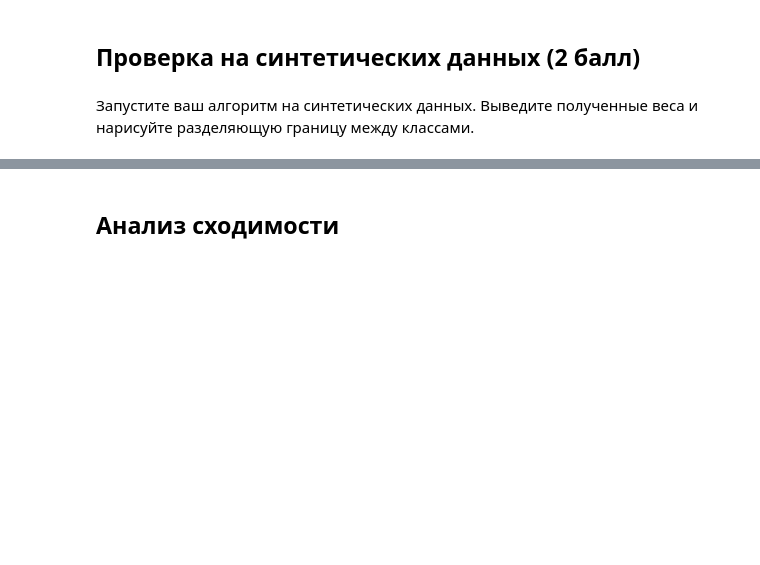
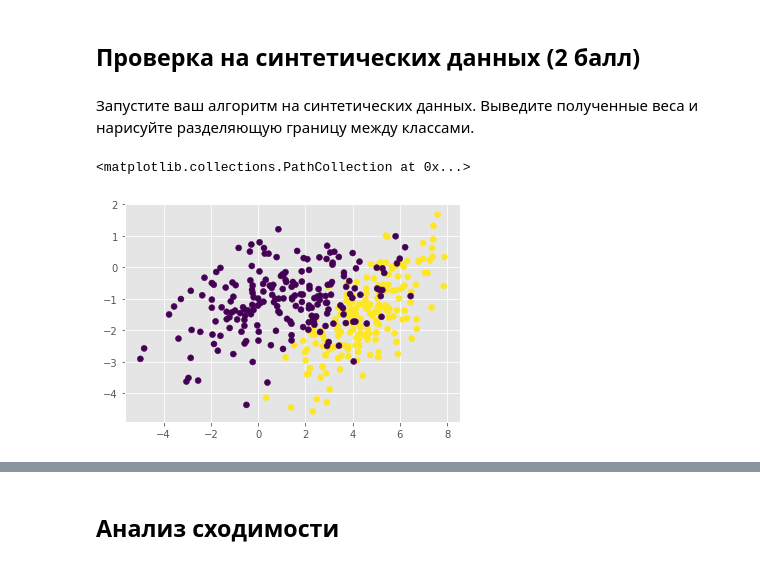
Before and after one commit to Albinamkh21/ds_hw, a Jupyter notebook: homework3_logreg.ipynb, the cells around one changed output, grey strips where cells are left out. Drawn from its saved outputs; the diff is of its cells as text; code cells hidden in the pictures; blank space fills up the shorter version.

```diff
--- a/homework3_logreg.ipynb
+++ b/homework3_logreg.ipynb
@@ -122,3 +99,18 @@ xi
 # %% [markdown]
 Запустите ваш алгоритм на синтетических данных.
 Выведите полученные веса и нарисуйте разделяющую границу между классами.
+# %%
+np.random.seed(0)
+
+C1 = np.array([[0., -0.8], [1.5, 0.8]])
+C2 = np.array([[1., -0.7], [2., 0.7]])
+gauss1 = np.dot(np.random.randn(200, 2) + np.array([5, 3]), C1)
+gauss2 = np.dot(np.random.randn(200, 2) + np.array([1.5, 0]), C2)
+
+X = np.vstack([gauss1, gauss2])
+y = np.r_[np.ones(200), np.zeros(200)]
+
+plt.scatter(X[:,0], X[:,1], c=y)
+# %% [output]
+<matplotlib.collections.PathCollection at 0x...>
+[figure, added]
```
Also changed, not shown: parts of 15 cells of this notebook.
